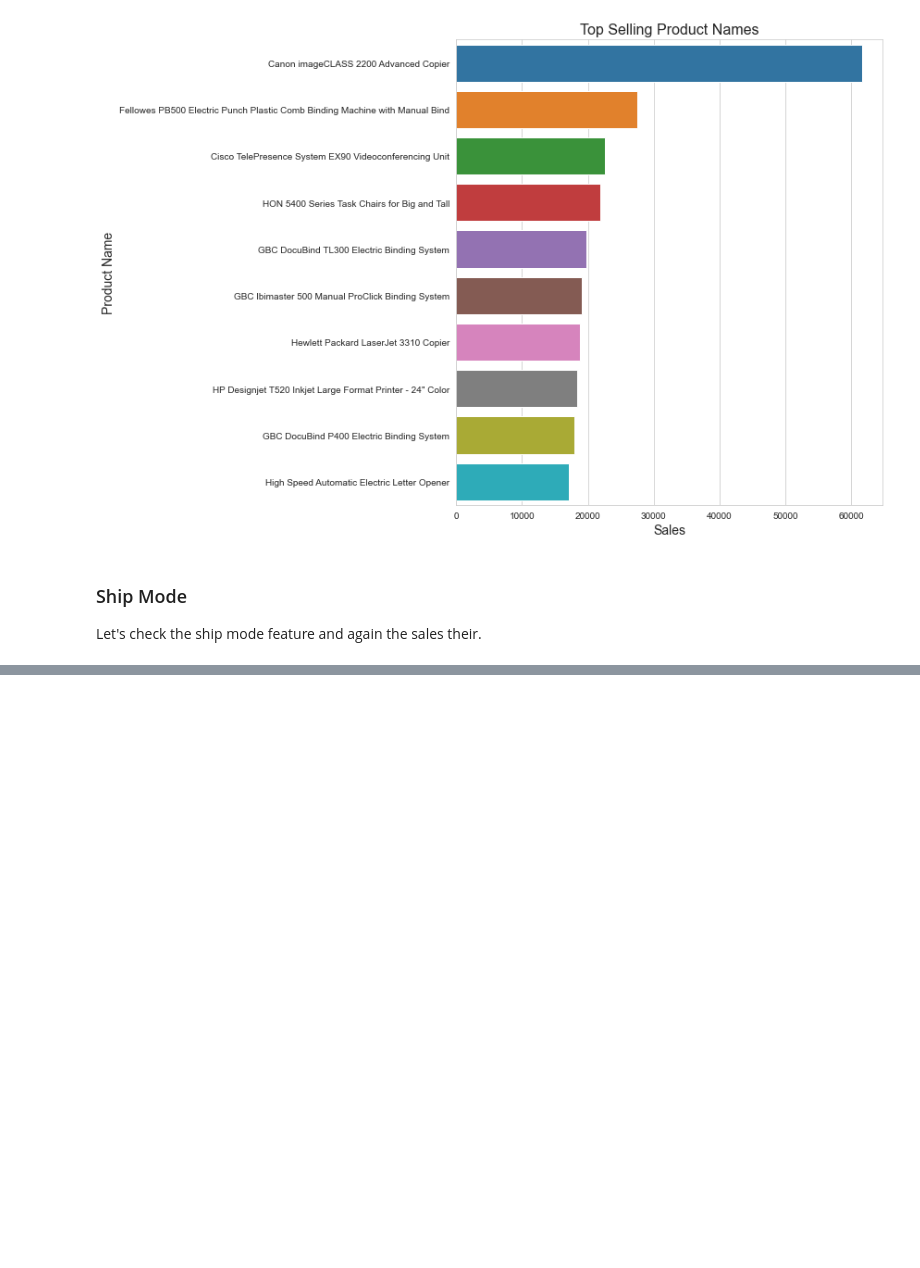
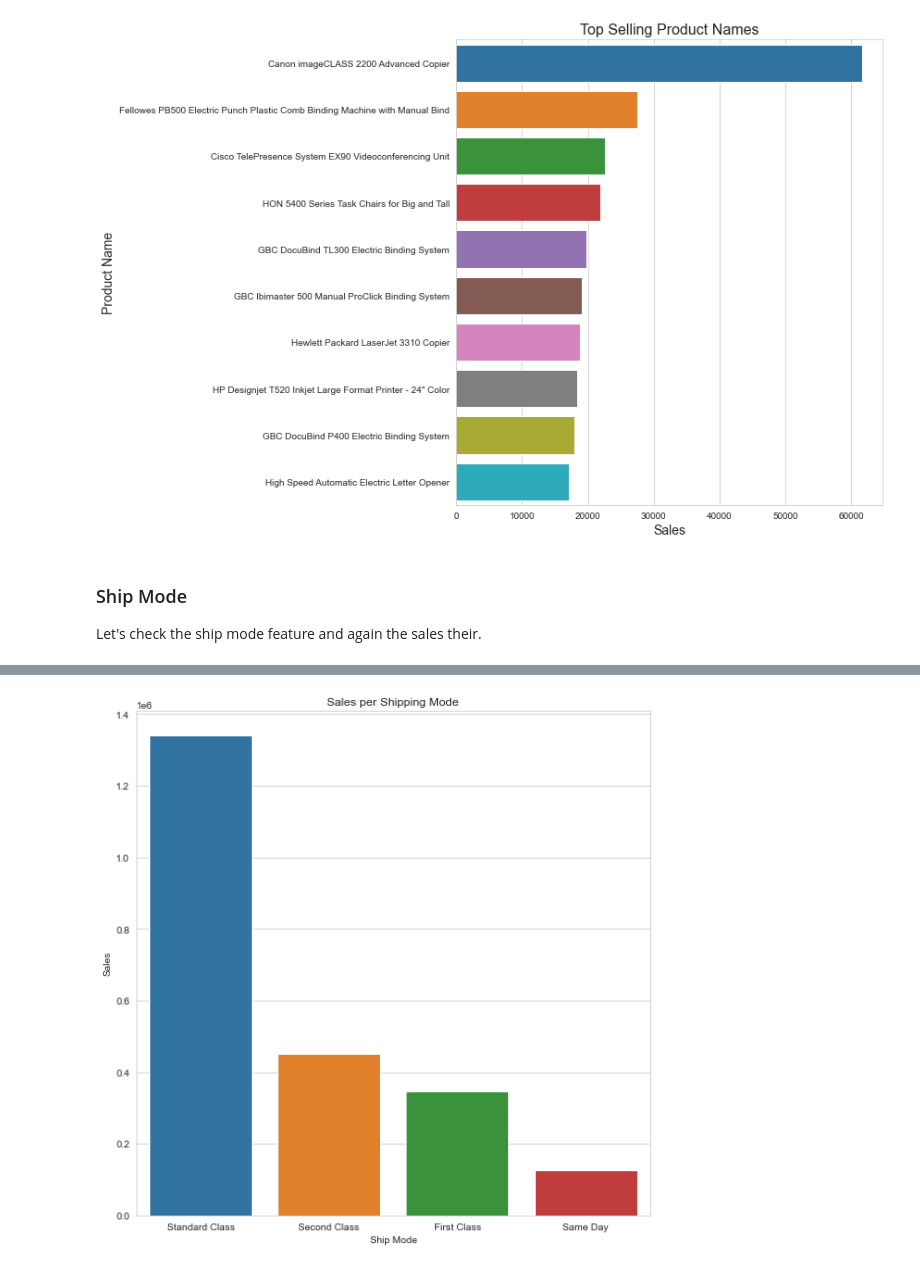
Before and after one commit to patrickbrus/IBM_Machine_Learning_Professional, a Jupyter notebook: Time_Series/Exploratory_Data_Analysis.ipynb, the cells around one changed output, grey strips where cells are left out. Drawn from its saved outputs; the diff is of its cells as text; code cells hidden in the pictures; blank space fills up the shorter version.

```diff
--- a/Time_Series/Exploratory_Data_Analysis.ipynb
+++ b/Time_Series/Exploratory_Data_Analysis.ipynb
@@ -491,0 +499,10 @@ Let's check the ship mode feature and again the sales their.
+# %%
+sales_per_ship_mode = df_changed.groupby(by="Ship Mode").sum().sort_values("Sales", ascending=False).reset_index()
+
+sns.barplot(data=sales_per_ship_mode, x="Ship Mode", y="Sales")
+plt.title("Sales per Shipping Mode")
+plt.tight_layout()
+plt.savefig(r"figures\sales_per_shipping_mode.pdf")
+plt.show()
+# %% [output]
+[figure, added]
```
Also changed, not shown: parts of 11 cells of this notebook, 20 other files.
